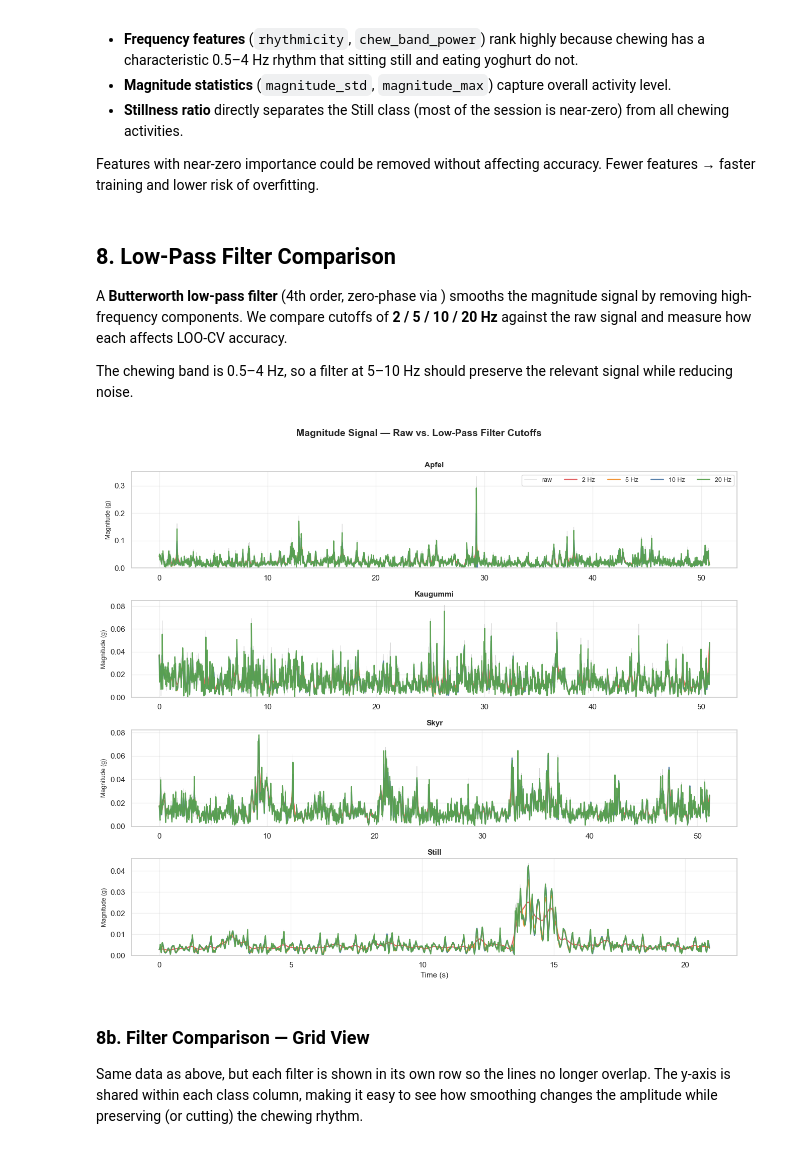
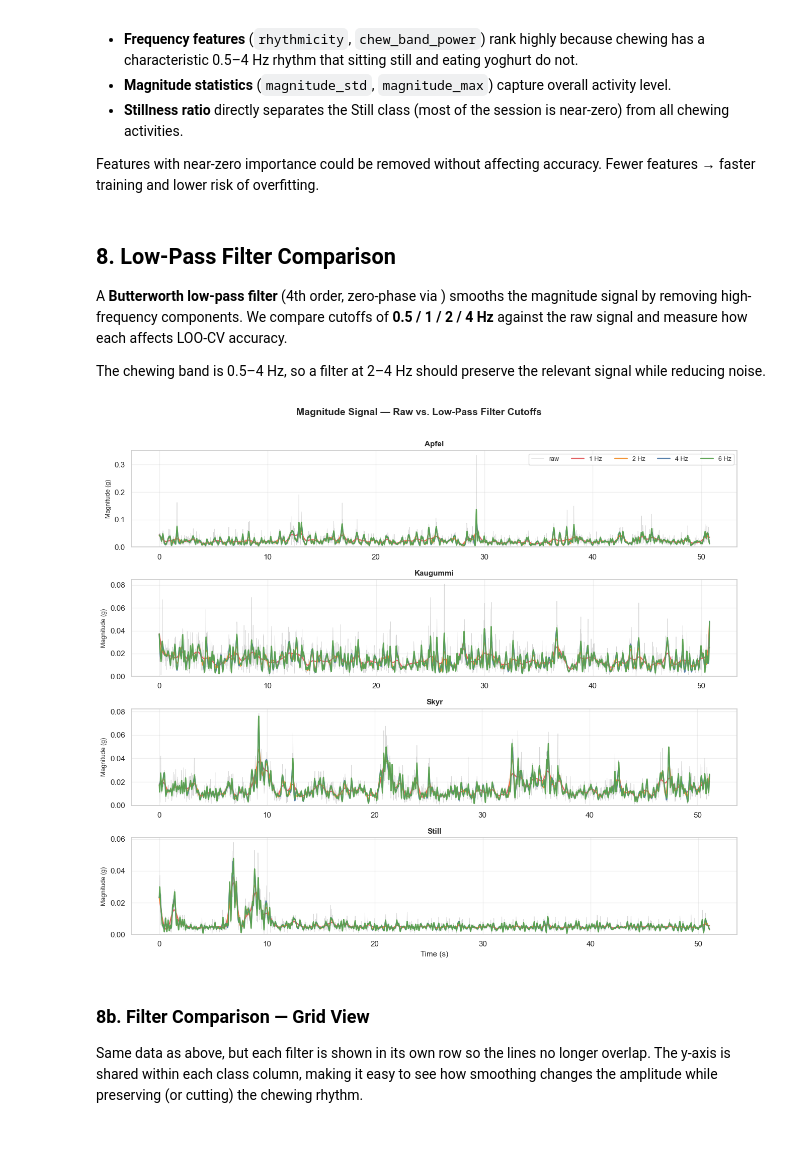
Before and after one commit to karstensjonah-design/ML4CS-group-ChewML, a Jupyter notebook: notebooks/02_analysis.ipynb, the cells around one changed output. Cells and saved outputs as stored; diff of their text form; code cells hidden in the pictures.

```diff
--- a/notebooks/02_analysis.ipynb
+++ b/notebooks/02_analysis.ipynb
@@ -371,14 +381,14 @@ Features with near-zero importance could be removed without affecting accuracy.
 
 A **Butterworth low-pass filter** (4th order, zero-phase via ) smooths the
 magnitude signal by removing high-frequency components. We compare cutoffs of
-**2 / 5 / 10 / 20 Hz** against the raw signal and measure how each affects LOO-CV accuracy.
+**0.5 / 1 / 2 / 4 Hz** against the raw signal and measure how each affects LOO-CV accuracy.
 
-The chewing band is 0.5–4 Hz, so a filter at 5–10 Hz should preserve the relevant
+The chewing band is 0.5–4 Hz, so a filter at 2–4 Hz should preserve the relevant
 signal while reducing noise.
 # %%
 from scipy.signal import butter, sosfiltfilt
 
-CUTOFFS = [None, 2, 5, 10, 20]  # Hz; None = no filter
+CUTOFFS = [None, 1, 2, 4, 6]  # Hz; None = no filter
 
 def apply_lpf(signal: np.ndarray, cutoff, fs: float = FS, order: int = 4) -> np.ndarray:
     if cutoff is None:
@@ -387,35 +397,35 @@ def apply_lpf(signal: np.ndarray, cutoff, fs: float = FS, order: int = 4) -> np.
     return sosfiltfilt(sos, signal)
 
 
 # ── Signal visualisation ──────────────────────────────────────────────────
 LP_COLORS = ["#aaaaaa", "#e15759", "#f28e2b", "#4e79a7", "#59a14f"]
-LP_LABELS = ["raw", "2 Hz", "5 Hz", "10 Hz", "20 Hz"]
+LP_LABELS = ["raw", "1 Hz", "2 Hz", "4 Hz", "6 Hz"]
 LP_LW     = [0.6,   1.6,    1.6,    1.6,     1.6]
 LP_ALPHA  = [0.45,  0.95,   0.95,   0.95,    0.95]
 
 fig, axes = plt.subplots(4, 1, figsize=(13, 11), sharex=False)
 
 for ax, cls in zip(axes, CLASSES):
     df  = preprocessed[cls][0]
     t   = df["seconds_elapsed"] - df["seconds_elapsed"].iloc[0]
     mag = df["magnitude"].values
     for cutoff, color, label, lw, alpha in zip(CUTOFFS, LP_COLORS, LP_LABELS, LP_LW, LP_ALPHA):
         ax.plot(t, apply_lpf(mag, cutoff), color=color, linewidth=lw,
                 alpha=alpha, label=label)
     ax.set_title(cls, fontsize=11, fontweight="bold")
     ax.set_ylabel("Magnitude (g)", fontsize=9)
     ax.set_ylim(bottom=0)
     ax.grid(True, alpha=0.3)
     if cls == CLASSES[0]:
         ax.legend(loc="upper right", fontsize=9, ncol=5)
 
 axes[-1].set_xlabel("Time (s)", fontsize=11)
 fig.suptitle("Magnitude Signal — Raw vs. Low-Pass Filter Cutoffs",
              fontsize=14, fontweight="bold", y=1.01)
 plt.tight_layout()
 plt.show()
 # %% [output]
-[figure, old version]
+[figure, new version]
 # %% [markdown]
 ### 8b. Filter Comparison — Grid View
 
```
Also changed, not shown: parts of 20 cells of this notebook, 51 other files.
